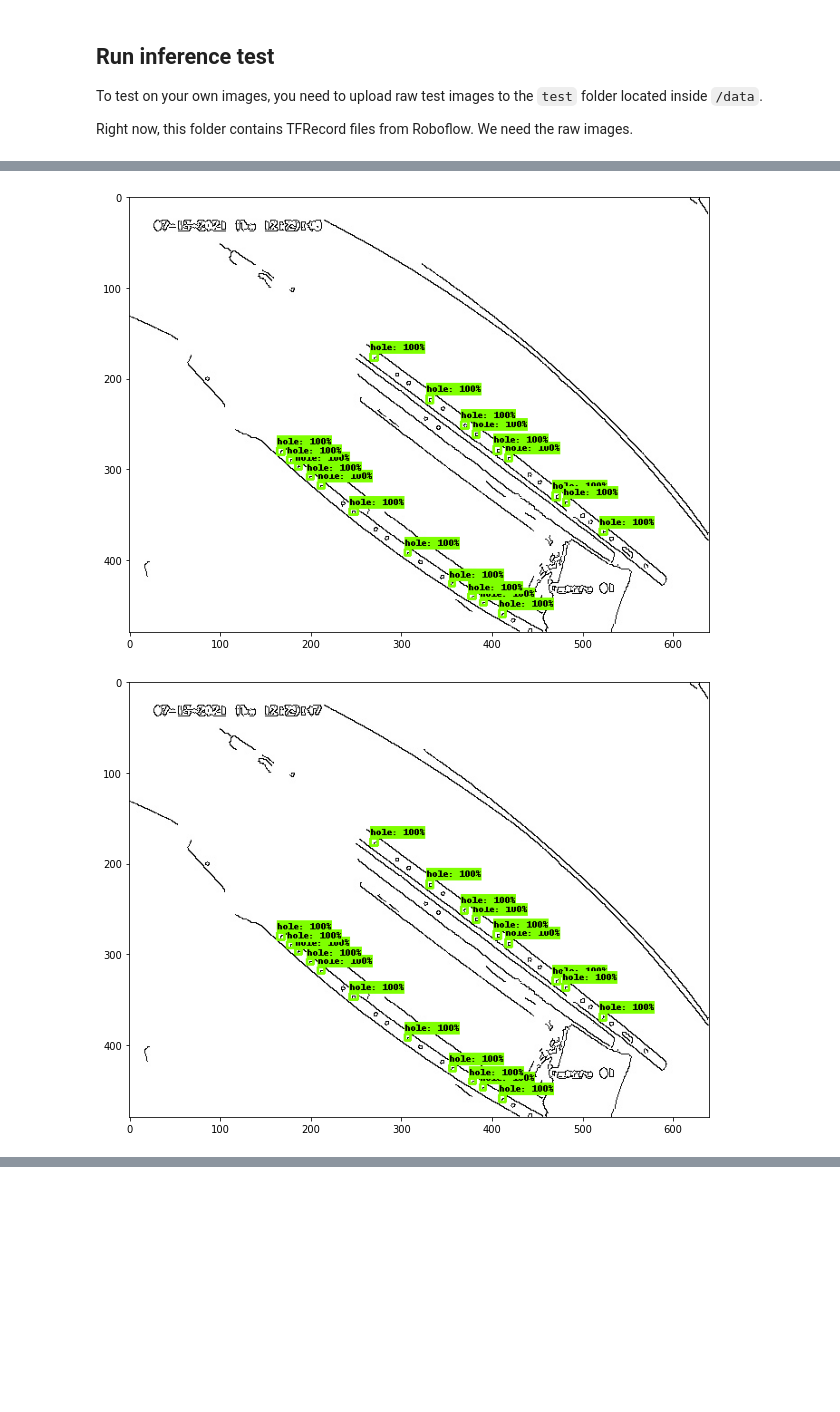
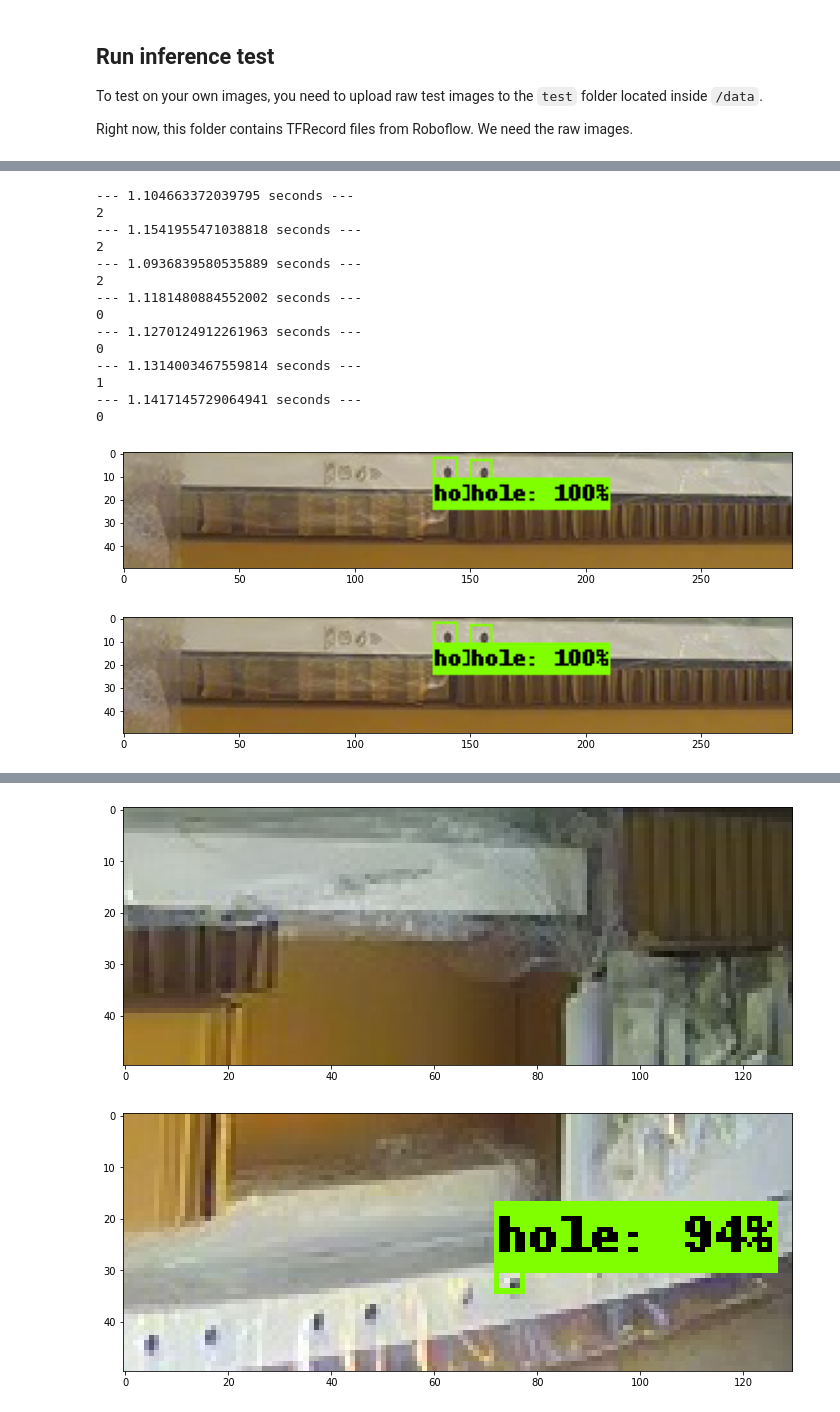
Before and after one commit to margolek/summer-practise-2021, a Jupyter notebook: ROBOFLOW_tensorflow_object_detection_faster_rcnn.ipynb, the cells around one changed output, grey strips where cells are left out. Drawn from its saved outputs; the diff is of its cells as text; code cells hidden in the pictures; blank space fills up the shorter version.

Commit message:
middle hole detection complete

```diff
--- a/ROBOFLOW_tensorflow_object_detection_faster_rcnn.ipynb
+++ b/ROBOFLOW_tensorflow_object_detection_faster_rcnn.ipynb
@@ -205,9 +214,9 @@ Hole_label_map.pbtxt  Hole.tfrecord
 Hole_label_map.pbtxt  Hole.tfrecord
 # %%
 # NOTE: Update these TFRecord names from "cells" and "cells_label_map" to your files!
-test_record_fname = '/content/gdrive/MyDrive/Programming/summer-practise-2021/Tensorflow_v1/tensorflow-object-detection-faster-rcnn/data/valid/Hole.tfrecord'
-train_record_fname = '/content/gdrive/MyDrive/Programming/summer-practise-2021/Tensorflow_v1/tensorflow-object-detection-faster-rcnn/data/train/Hole.tfrecord'
-label_map_pbtxt_fname = '/content/gdrive/MyDrive/Programming/summer-practise-2021/Tensorflow_v1/tensorflow-object-detection-faster-rcnn/data/train/Hole_label_map.pbtxt'
+test_record_fname = '/content/gdrive/MyDrive/Programming/summer-practise-2021/Tensorflow_v1_color_aug_middle/tensorflow-object-detection-faster-rcnn/data/valid/Hole.tfrecord'
+train_record_fname = '/content/gdrive/MyDrive/Programming/summer-practise-2021/Tensorflow_v1_color_aug_middle/tensorflow-object-detection-faster-rcnn/data/train/Hole.tfrecord'
+label_map_pbtxt_fname = '/content/gdrive/MyDrive/Programming/summer-practise-2021/Tensorflow_v1_color_aug_middle/tensorflow-object-detection-faster-rcnn/data/train/Hole_label_map.pbtxt'
 # %% [markdown]
 ## Download base model
 # %%
@@ -652,33 +683,51 @@ def run_inference_for_single_image(image, graph):
 
 for image_path in TEST_IMAGE_PATHS:
     image = Image.open(image_path)
     # the array based representation of the image will be used later in order to prepare the
     # result image with boxes and labels on it.
     image_np = load_image_into_numpy_array(image)
     if image_np.shape[2] != 3:
         image_np = np.broadcast_to(image_np, (image_np.shape[0], image_np.shape[1], 3)).copy() # Duplicating the Content
         ## adding Zeros to other Channels
         ## This adds Red Color stuff in background -- not recommended
         # z = np.zeros(image_np.shape[:-1] + (2,), dtype=image_np.dtype)
         # image_np = np.concatenate((image_np, z), axis=-1)
     # Expand dimensions since the model expects images to have shape: [1, None, None, 3]
     image_np_expanded = np.expand_dims(image_np, axis=0)
 
     # Actual detection.
+    start_time = time.time()
     output_dict = run_inference_for_single_image(image_np, detection_graph)
+    print("--- {} seconds ---".format(time.time() - start_time))
     # Visualization of the results of a detection.
     vis_util.visualize_boxes_and_labels_on_image_array(
         image_np,
         output_dict['detection_boxes'],
         output_dict['detection_classes'],
         output_dict['detection_scores'],
         category_index,
         instance_masks=output_dict.get('detection_masks'),
         use_normalized_coordinates=True,
         min_score_thresh=.7,
-        line_thickness=3)
+        line_thickness=1)
+    x = output_dict['detection_scores']
+    print(len(x[x>0.9]))
     plt.figure(figsize=IMAGE_SIZE)
     plt.imshow(image_np)
 # %% [output]
+--- 1.104663372039795 seconds ---
+2
+--- 1.1541955471038818 seconds ---
+2
+--- 1.0936839580535889 seconds ---
+2
+--- 1.1181480884552002 seconds ---
+0
+--- 1.1270124912261963 seconds ---
+0
+--- 1.1314003467559814 seconds ---
+1
+--- 1.1417145729064941 seconds ---
+0
-[figure, old version]
+[figure, new version]
-[figure, old version]
+[figure, new version]
@@ -686,0 +736,2 @@ for image_path in TEST_IMAGE_PATHS:
+[figure, added]
+[figure, added]
```
Also changed, not shown: parts of 27 cells of this notebook.
